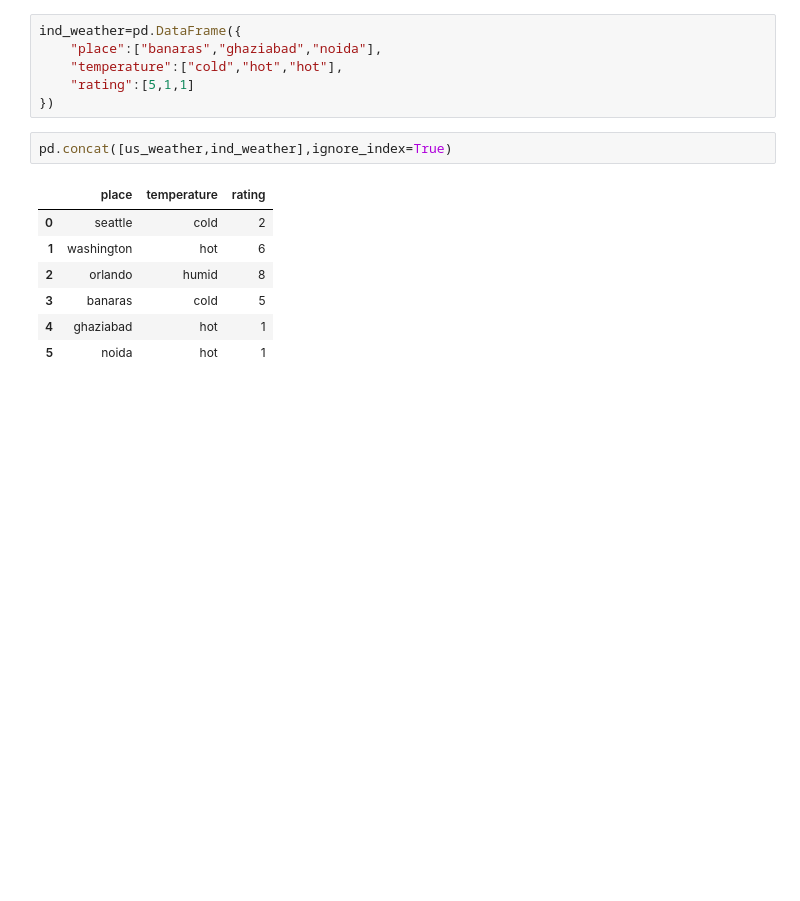
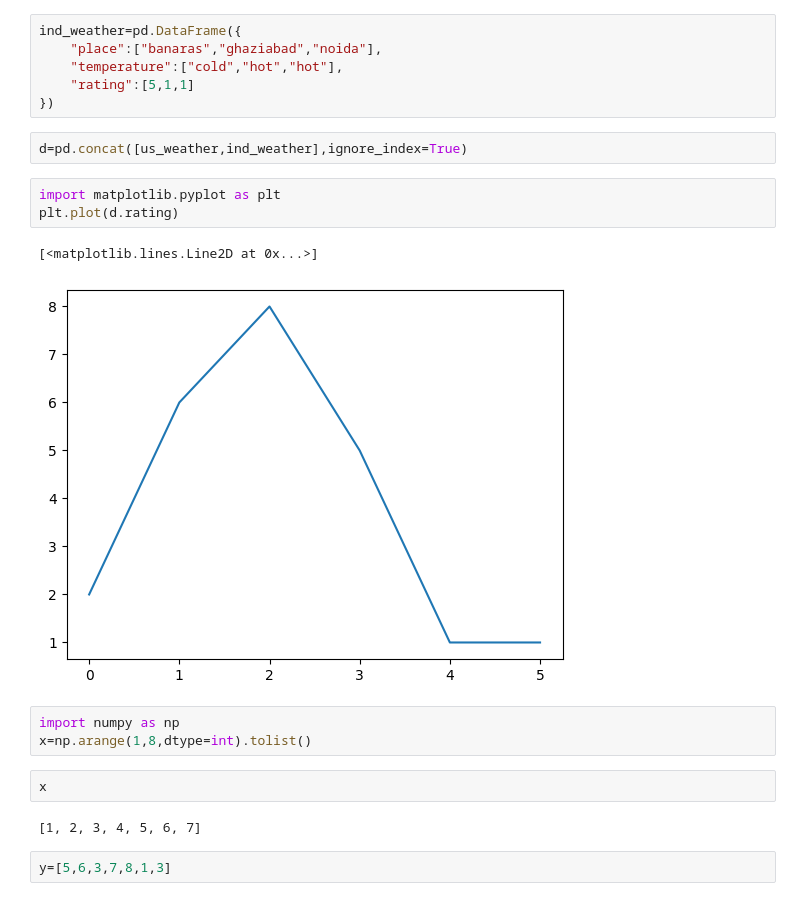
Before and after one commit to idAryan/22_june_25_Data_Science, a Jupyter notebook: Nestle/Nestle.ipynb, the cells around one changed output. Drawn from its saved outputs; the diff is of its cells as text; blank space fills up the shorter version.

```diff
--- a/Nestle/Nestle.ipynb
+++ b/Nestle/Nestle.ipynb
@@ -75,12 +75,19 @@ ind_weather=pd.DataFrame({
     "rating":[5,1,1]
 })
 # %%
-pd.concat([us_weather,ind_weather],ignore_index=True)
+d=pd.concat([us_weather,ind_weather],ignore_index=True)
-# %% [output]
-|  | place | temperature | rating |
-| 0 | seattle | cold | 2 |
-| 1 | washington | hot | 6 |
-| 2 | orlando | humid | 8 |
-| 3 | banaras | cold | 5 |
-| 4 | ghaziabad | hot | 1 |
-| 5 | noida | hot | 1 |
+# %%
+import matplotlib.pyplot as plt
+plt.plot(d.rating)
+# %% [output]
+[<matplotlib.lines.Line2D at 0x...>]
+[figure, added]
+# %%
+import numpy as np
+x=np.arange(1,8,dtype=int).tolist()
+# %%
+x
+# %% [output]
+[1, 2, 3, 4, 5, 6, 7]
+# %%
+y=[5,6,3,7,8,1,3]
```
Also changed, not shown: parts of 4 cells of this notebook, 3 other files.
